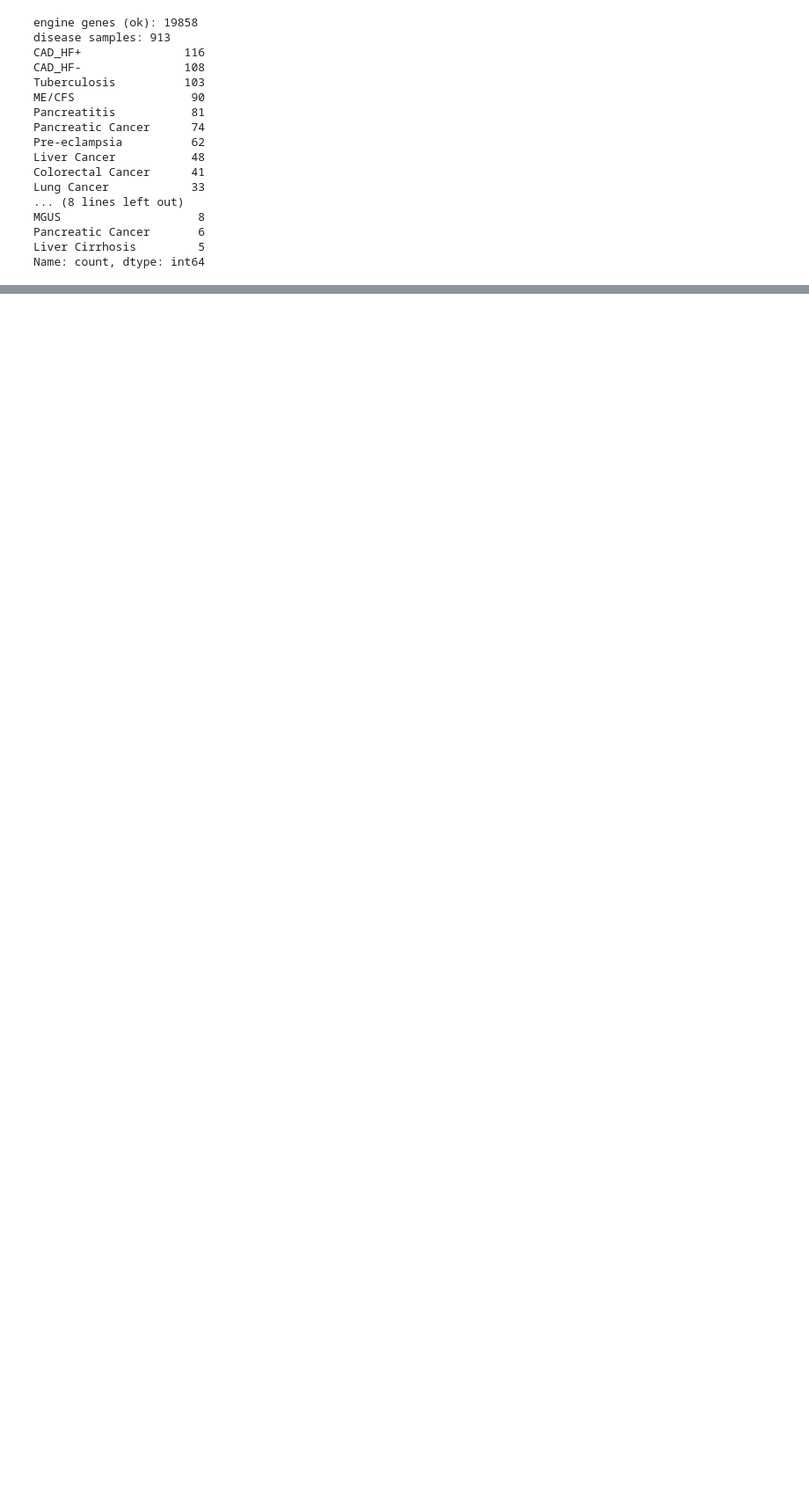
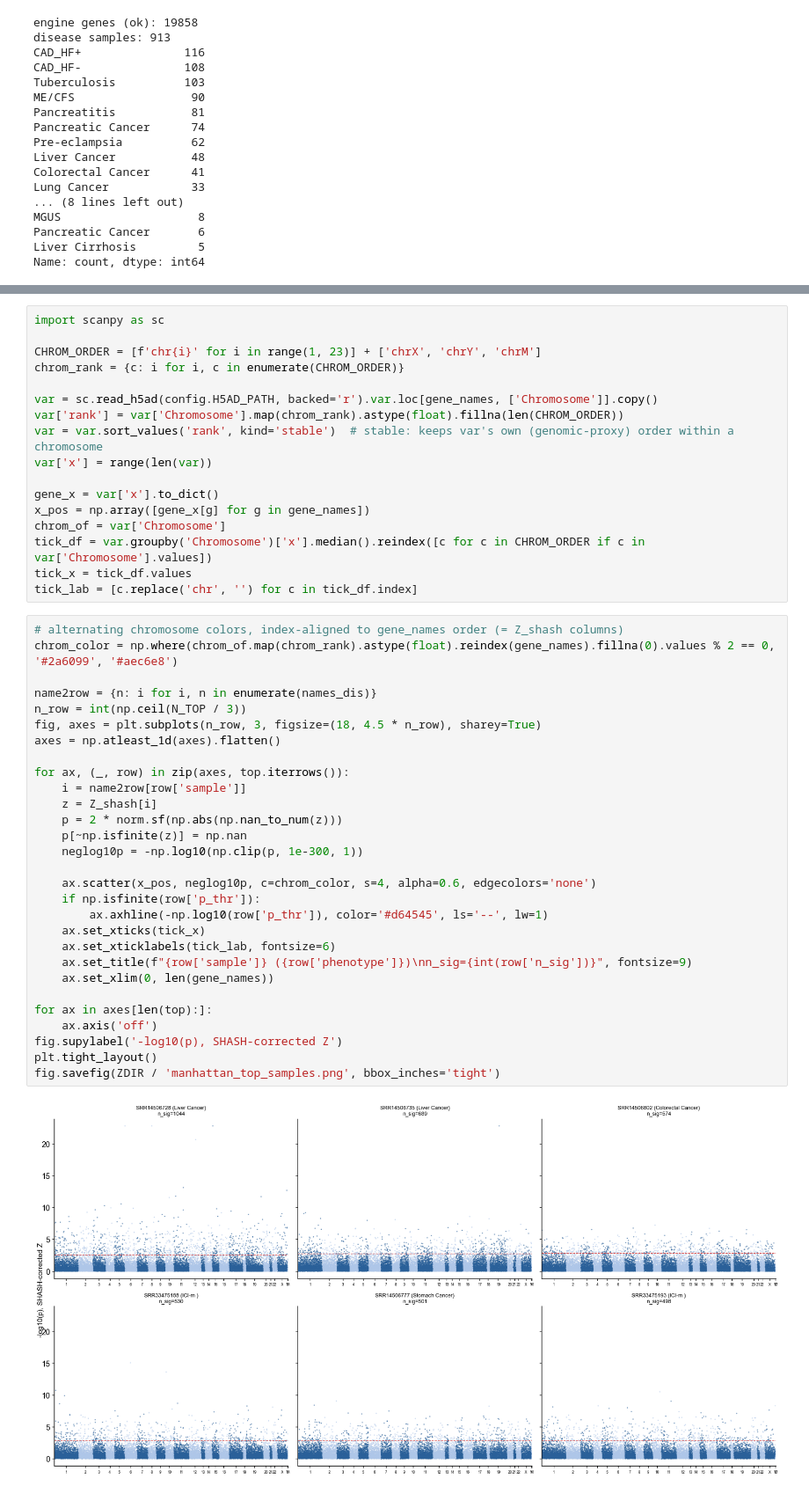
Before and after one commit to jmj3078/cfRNA_Disentaglement, a Jupyter notebook: MixedEffectsModeling/3_disease_scoring.ipynb, the cells around one changed output, grey strips where cells are left out. Shown at 88% size. Drawn from its saved outputs; the diff is of its cells as text; blank space fills up the shorter version.

```diff
--- a/MixedEffectsModeling/3_disease_scoring.ipynb
+++ b/MixedEffectsModeling/3_disease_scoring.ipynb
@@ -124,0 +224,48 @@ mean |Z| raw vs shash: 0.8521 vs 0.8542
+# %%
+import scanpy as sc
+
+CHROM_ORDER = [f'chr{i}' for i in range(1, 23)] + ['chrX', 'chrY', 'chrM']
+chrom_rank = {c: i for i, c in enumerate(CHROM_ORDER)}
+
+var = sc.read_h5ad(config.H5AD_PATH, backed='r').var.loc[gene_names, ['Chromosome']].copy()
+var['rank'] = var['Chromosome'].map(chrom_rank).astype(float).fillna(len(CHROM_ORDER))
+var = var.sort_values('rank', kind='stable')  # stable: keeps var's own (genomic-proxy) order within a chromosome
+var['x'] = range(len(var))
+
+gene_x = var['x'].to_dict()
+x_pos = np.array([gene_x[g] for g in gene_names])
+chrom_of = var['Chromosome']
+tick_df = var.groupby('Chromosome')['x'].median().reindex([c for c in CHROM_ORDER if c in var['Chromosome'].values])
+tick_x = tick_df.values
+tick_lab = [c.replace('chr', '') for c in tick_df.index]
+# %%
+# alternating chromosome colors, index-aligned to gene_names order (= Z_shash columns)
+chrom_color = np.where(chrom_of.map(chrom_rank).astype(float).reindex(gene_names).fillna(0).values % 2 == 0, '#2a6099', '#aec6e8')
+
+name2row = {n: i for i, n in enumerate(names_dis)}
+n_row = int(np.ceil(N_TOP / 3))
+fig, axes = plt.subplots(n_row, 3, figsize=(18, 4.5 * n_row), sharey=True)
+axes = np.atleast_1d(axes).flatten()
+
+for ax, (_, row) in zip(axes, top.iterrows()):
+    i = name2row[row['sample']]
+    z = Z_shash[i]
+    p = 2 * norm.sf(np.abs(np.nan_to_num(z)))
+    p[~np.isfinite(z)] = np.nan
+    neglog10p = -np.log10(np.clip(p, 1e-300, 1))
+
+    ax.scatter(x_pos, neglog10p, c=chrom_color, s=4, alpha=0.6, edgecolors='none')
+    if np.isfinite(row['p_thr']):
+        ax.axhline(-np.log10(row['p_thr']), color='#d64545', ls='--', lw=1)
+    ax.set_xticks(tick_x)
+    ax.set_xticklabels(tick_lab, fontsize=6)
+    ax.set_title(f"{row['sample']} ({row['phenotype']})\nn_sig={int(row['n_sig'])}", fontsize=9)
+    ax.set_xlim(0, len(gene_names))
+
+for ax in axes[len(top):]:
+    ax.axis('off')
+fig.supylabel('-log10(p), SHASH-corrected Z')
+plt.tight_layout()
+fig.savefig(ZDIR / 'manhattan_top_samples.png', bbox_inches='tight')
+# %% [output]
+[figure, added]
```
Also changed, not shown: parts of 8 cells of this notebook, 6 other files.
